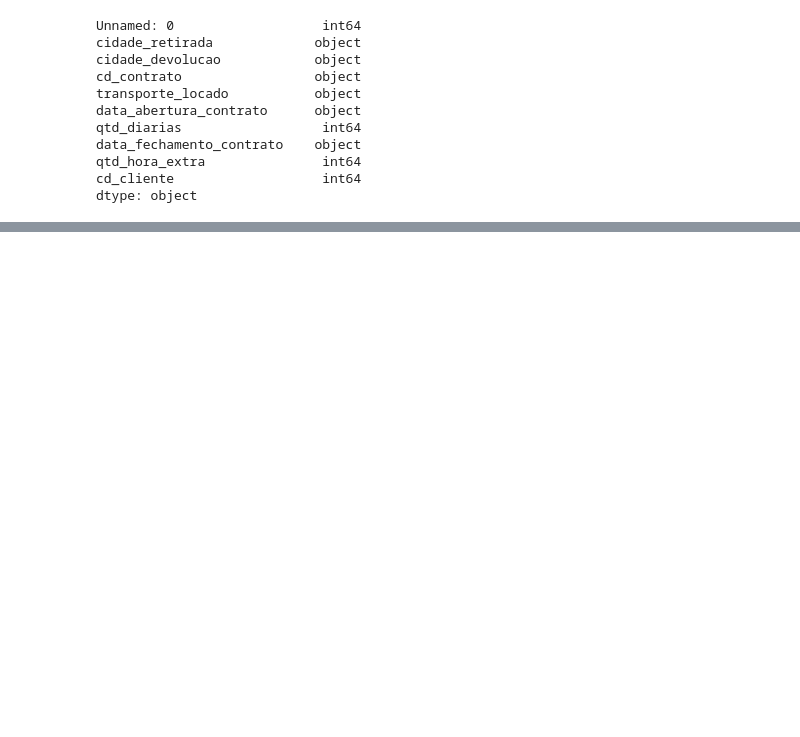
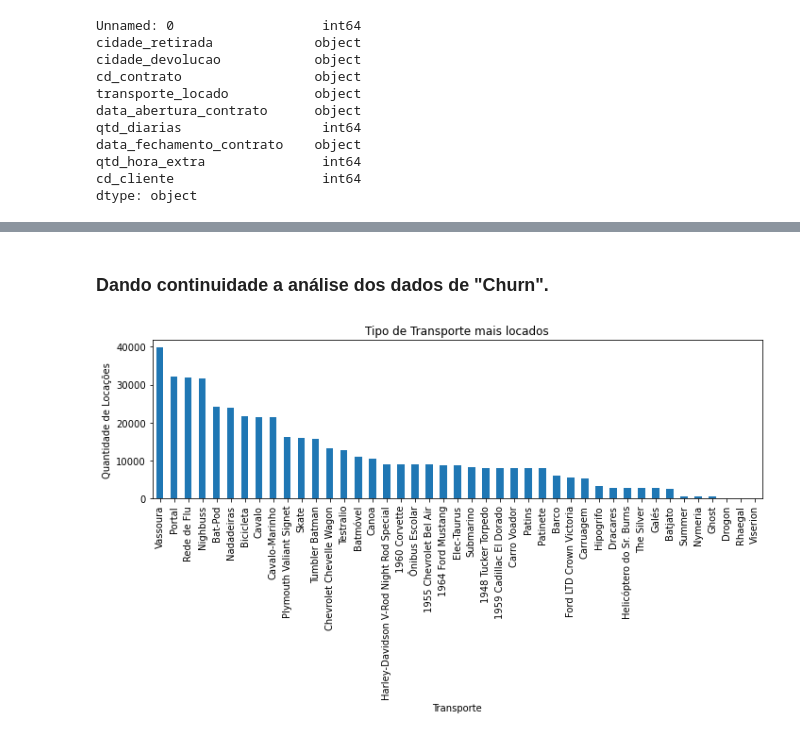
Before and after one commit to ecordeiro/Desafio, a Jupyter notebook: desafio_1.ipynb, the cells around one changed output, grey strips where cells are left out. Saved outputs shown, nothing was run; the diff lists cells and outputs as text; code cells hidden in the pictures; blank space fills up the shorter version.

```diff
--- a/desafio_1.ipynb
+++ b/desafio_1.ipynb
@@ -55,0 +178,14 @@ Name: cd_cliente, Length: 44842, dtype: int64
+# %% [markdown]
+### **Dando continuidade a análise dos dados de "Churn".**
+# %%
+fig, ax = plt.subplots(figsize=(10,6))
+
+df.transporte_locado.value_counts().plot(kind='bar', ax=ax)
+
+ax.set_title("Tipo de Transporte mais locados")
+ax.set_xlabel("Transporte")
+ax.set_ylabel("Quantidade de Locações")
+
+plt.tight_layout()
+# %% [output]
+[figure, added]
```
Also changed, not shown: parts of 40 cells of this notebook.
